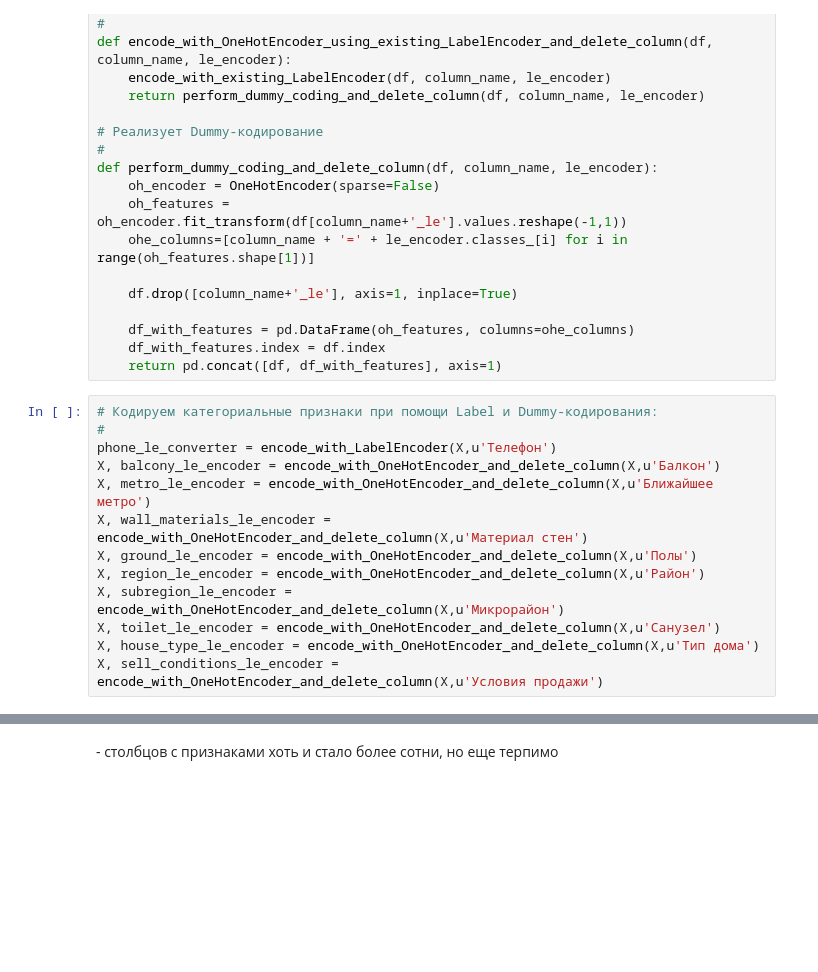
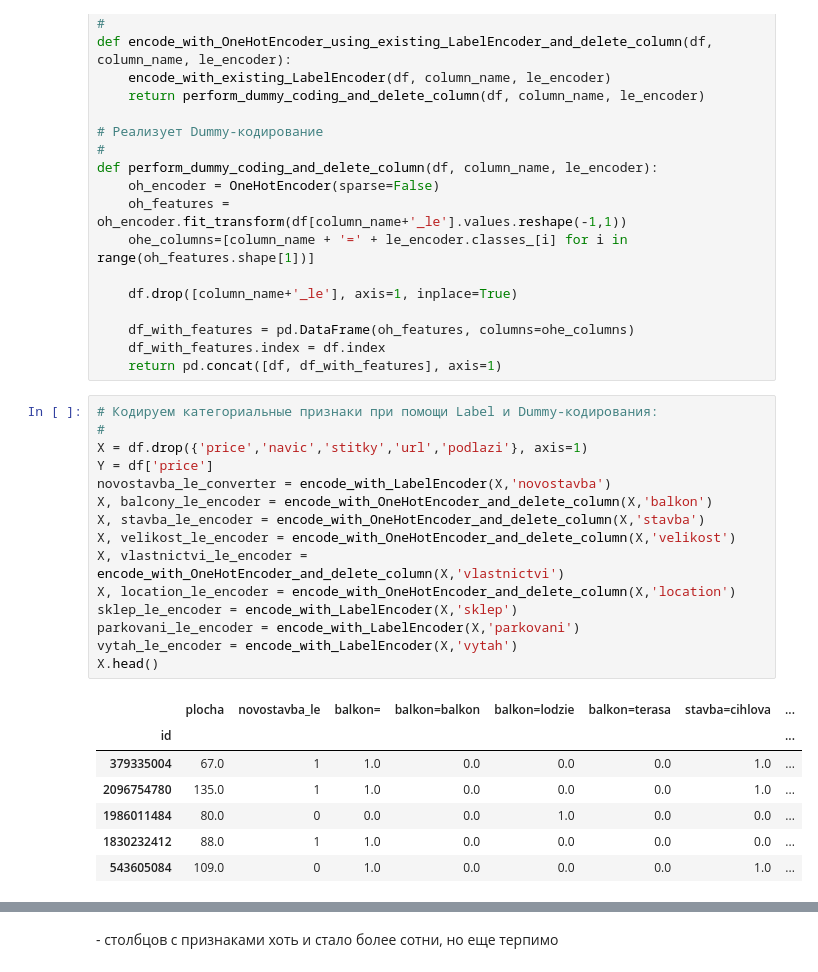
Before and after one commit to denisPetruchik/priceTest, a Jupyter notebook: analysis.ipynb, the cells around one changed output, grey strips where cells are left out. Saved outputs shown, nothing was run; the diff lists cells and outputs as text; blank space fills up the shorter version.

```diff
--- a/analysis.ipynb
+++ b/analysis.ipynb
@@ -678,13 +230,23 @@ def perform_dummy_coding_and_delete_column(df, column_name, le_encoder):
 # %%
 # Кодируем категориальные признаки при помощи Label и Dummy-кодирования:
 #
-phone_le_converter = encode_with_LabelEncoder(X,u'Телефон')
-X, balcony_le_encoder = encode_with_OneHotEncoder_and_delete_column(X,u'Балкон')
-X, metro_le_encoder = encode_with_OneHotEncoder_and_delete_column(X,u'Ближайшее метро')
-X, wall_materials_le_encoder = encode_with_OneHotEncoder_and_delete_column(X,u'Материал стен')
-X, ground_le_encoder = encode_with_OneHotEncoder_and_delete_column(X,u'Полы')
-X, region_le_encoder = encode_with_OneHotEncoder_and_delete_column(X,u'Район')
-X, subregion_le_encoder = encode_with_OneHotEncoder_and_delete_column(X,u'Микрорайон')
-X, toilet_le_encoder = encode_with_OneHotEncoder_and_delete_column(X,u'Санузел')
-X, house_type_le_encoder = encode_with_OneHotEncoder_and_delete_column(X,u'Тип дома')
-X, sell_conditions_le_encoder = encode_with_OneHotEncoder_and_delete_column(X,u'Условия продажи')
+X = df.drop({'price','navic','stitky','url','podlazi'}, axis=1)
+Y = df['price']
+novostavba_le_converter = encode_with_LabelEncoder(X,'novostavba')
+X, balcony_le_encoder = encode_with_OneHotEncoder_and_delete_column(X,'balkon')
+X, stavba_le_encoder = encode_with_OneHotEncoder_and_delete_column(X,'stavba')
+X, velikost_le_encoder = encode_with_OneHotEncoder_and_delete_column(X,'velikost')
+X, vlastnictvi_le_encoder = encode_with_OneHotEncoder_and_delete_column(X,'vlastnictvi')
+X, location_le_encoder = encode_with_OneHotEncoder_and_delete_column(X,'location')
+sklep_le_encoder = encode_with_LabelEncoder(X,'sklep')
+parkovani_le_encoder = encode_with_LabelEncoder(X,'parkovani')
+vytah_le_encoder = encode_with_LabelEncoder(X,'vytah')
+X.head()
+# %% [output]
+|  | plocha | novostavba_le | balkon= | balkon=balkon | balkon=lodzie | balkon=terasa | stavba=cihlova | ... |
+| id |  |  |  |  |  |  |  | ... |
+| 379335004 | 67.0 | 1 | 1.0 | 0.0 | 0.0 | 0.0 | 1.0 | ... |
+| 2096754780 | 135.0 | 1 | 1.0 | 0.0 | 0.0 | 0.0 | 1.0 | ... |
+| 1986011484 | 80.0 | 0 | 0.0 | 0.0 | 1.0 | 0.0 | 0.0 | ... |
+| 1830232412 | 88.0 | 1 | 1.0 | 0.0 | 0.0 | 0.0 | 0.0 | ... |
+| 543605084 | 109.0 | 0 | 1.0 | 0.0 | 0.0 | 0.0 | 1.0 | ... |
```
Also changed, not shown: parts of 117 cells of this notebook, 5 other files.
